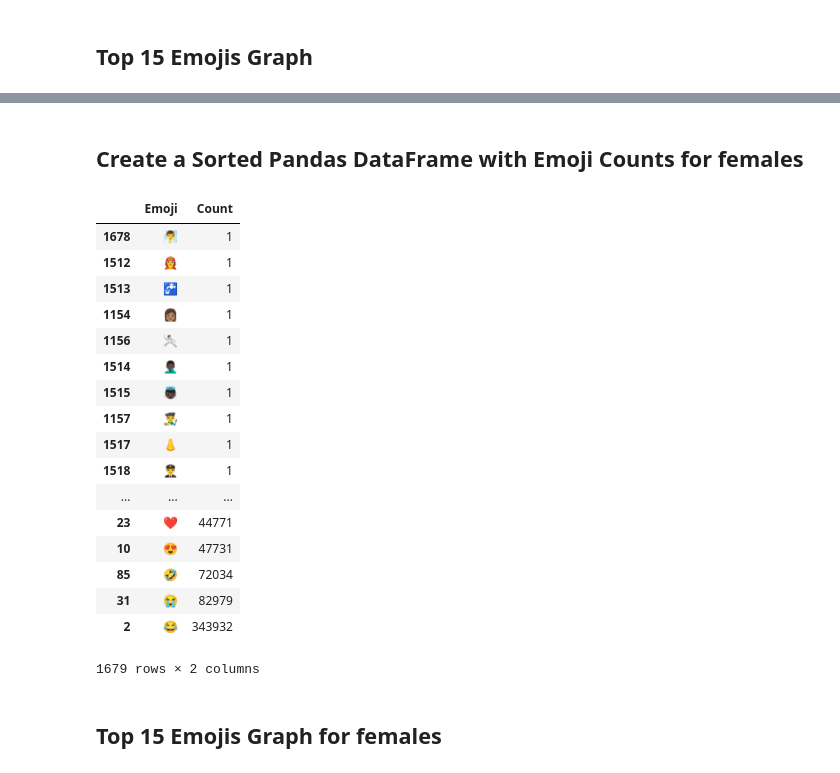
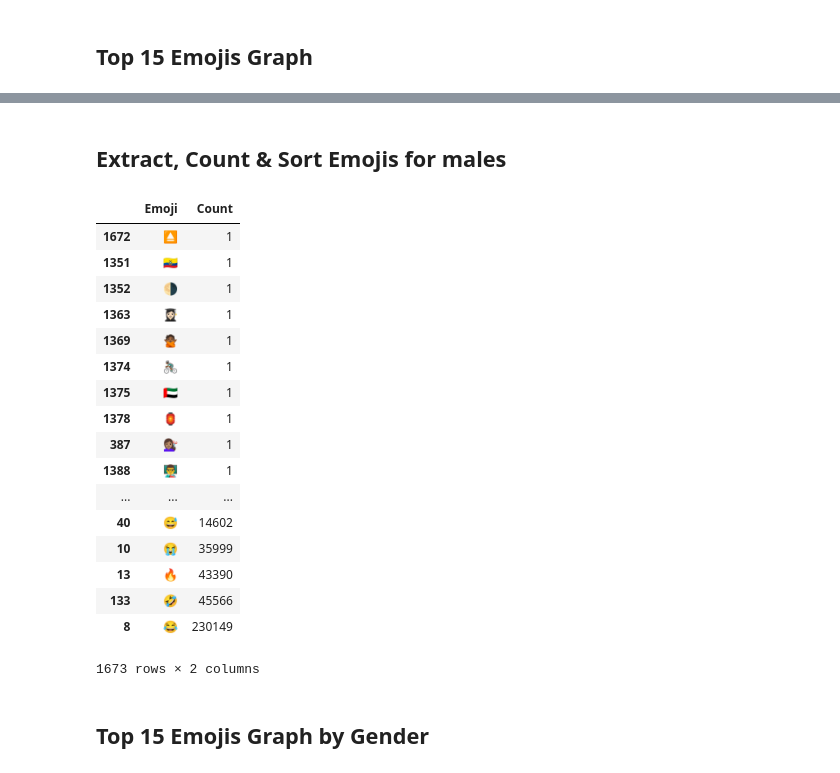
Before and after one commit to stylianosnicoletti/Emojis-usage-in-social-media-by-demographics, a Jupyter notebook: Jupyter/Emojis_ Johannesburg .ipynb, the cells around one changed output, grey strips where cells are left out. Saved outputs shown, nothing was run; the diff lists cells and outputs as text; code cells hidden in the pictures.

```diff
--- a/Jupyter/Emojis_ Johannesburg .ipynb
+++ b/Jupyter/Emojis_ Johannesburg .ipynb
@@ -154,32 +143,38 @@ count_females.most_common()
-# %% [markdown]
-## Create a Sorted Pandas DataFrame with Emoji Counts for females
+# %% [markdown]
+## Extract, Count & Sort Emojis for males
 # %%
+# Count emojis
+count_males = extract.count_all_emoji(joh_join_df.loc[(joh_join_df['gender'] == 'male')& (joh_join_df['gender:confidence'].astype(float)==1)]['text'])
+
+# Display most common
+#count_males.most_common()
+
 # Create panda dataframe to store emojis with counts
-emojis_count_females_df = pd.DataFrame(columns = ['Emoji','Count'])
-for emoji in count_females:
-    emojis_count_females_df = emojis_count_females_df.append({'Emoji' : emoji , 'Count' : count_females[emoji]} , ignore_index=True)
+emojis_count_males_df = pd.DataFrame(columns = ['Emoji','Count'])
+for emoji in count_males:
+    emojis_count_males_df = emojis_count_males_df.append({'Emoji' : emoji , 'Count' : count_males[emoji]} , ignore_index=True)
 
 # Sort dataframe by count
-emojis_count_females_df = emojis_count_females_df.sort_values(by=['Count'])
-emojis_count_females_df
+emojis_count_males_df = emojis_count_males_df.sort_values(by=['Count'])
+emojis_count_males_df
 # %% [output]
 |  | Emoji | Count |
-| 1678 | 🧖‍♂️ | 1 |
-| 1512 | 👩‍🚒 | 1 |
-| 1513 | 🚰 | 1 |
-| 1154 | 👩🏽 | 1 |
-| 1156 | 🤺 | 1 |
-| 1514 | 🤦🏿‍♂️ | 1 |
-| 1515 | 👼🏿 | 1 |
-| 1157 | 👨‍🎨 | 1 |
-| 1517 | 👃 | 1 |
-| 1518 | 👨‍✈️ | 1 |
+| 1672 | ⏏ | 1 |
+| 1351 | 🇪🇨 | 1 |
+| 1352 | 🌗 | 1 |
+| 1363 | 👩🏻‍🎓 | 1 |
+| 1369 | 🙅🏾 | 1 |
+| 1374 | 🚴🏾‍♂️ | 1 |
+| 1375 | 🇦🇪 | 1 |
+| 1378 | 🏮 | 1 |
+| 387 | 💇🏽‍♀️ | 1 |
+| 1388 | 👨‍🏫 | 1 |
 | ... | ... | ... |
-| 23 | ❤ | 44771 |
-| 10 | 😍 | 47731 |
-| 85 | 🤣 | 72034 |
-| 31 | 😭 | 82979 |
-| 2 | 😂 | 343932 |
+| 40 | 😅 | 14602 |
+| 10 | 😭 | 35999 |
+| 13 | 🔥 | 43390 |
+| 133 | 🤣 | 45566 |
+| 8 | 😂 | 230149 |
-1679 rows × 2 columns
+1673 rows × 2 columns
 # %% [markdown]
-## Top 15 Emojis Graph for females
+## Top 15 Emojis Graph by Gender
```
Also changed, not shown: parts of 18 cells of this notebook, 1 other file.
